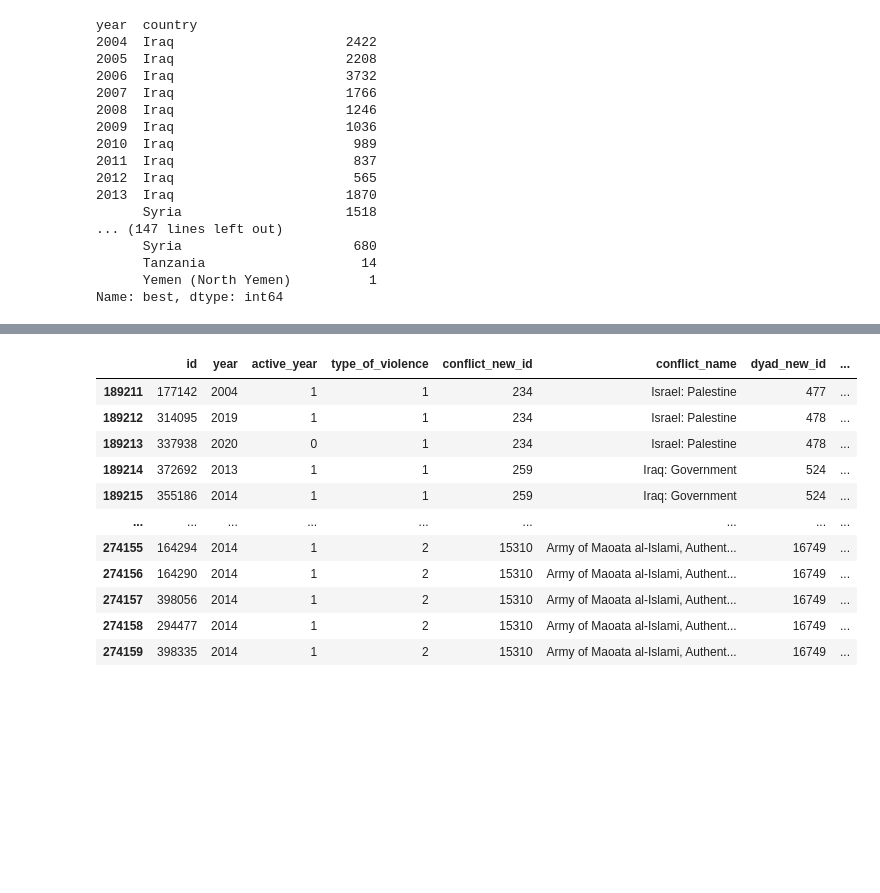
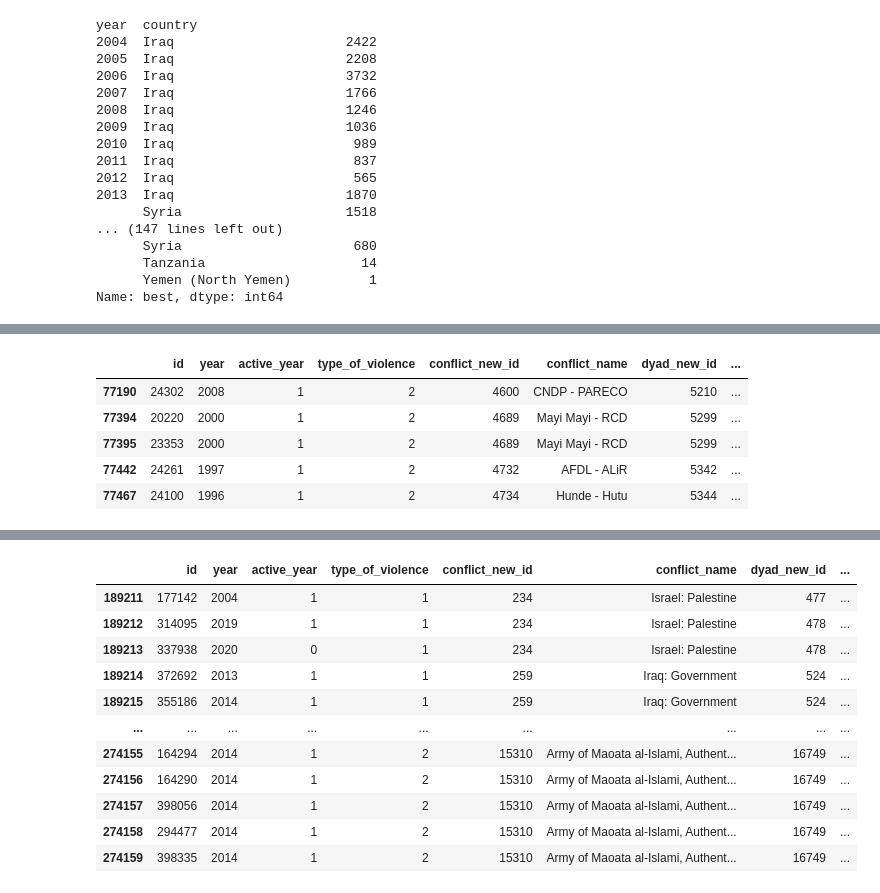
Before and after one commit to Joldon/political_violence, a Jupyter notebook: ged_event_21.ipynb, the cells around one changed output, grey strips where cells are left out. Saved outputs shown, nothing was run; the diff lists cells and outputs as text; code cells hidden in the pictures; blank space fills up the shorter version.

```diff
--- a/ged_event_21.ipynb
+++ b/ged_event_21.ipynb
@@ -416,0 +449,12 @@ civil_wars
+# %%
+# Filter the data for rows with three or more consecutive years of active_year being 1
+consecutive_years_mask = (
+    data.groupby('country')['active_year']
+        .apply(lambda x: (x.eq(1).rolling(3, min_periods=3).sum() >= 3) & (x.shift(-2).eq(0)))
+        .reset_index(drop=True)
+)
+
+# Apply the filter and calculate the cumulative sums
+cumulative_killings = data.loc[consecutive_years_mask, 'best'].groupby(data['country']).cumsum()
+cumulative_deaths_a = data.loc[consecutive_years_mask, 'deaths_a'].groupby(data['country']).cumsum()
+cumulative_deaths_b = data.loc[consecutive_years_mask, 'deaths_b'].groupby(data['country']).cumsum()
@@ -416,0 +476,11 @@ civil_wars
+# %%
+# Filter the data based on the cumulative numbers and the consecutive years condition
+civil_wars_loc = data.loc[consecutive_years_mask & (cumulative_killings >= 500) & (cumulative_deaths_a >= 100) & (cumulative_deaths_b >= 100)]
+civil_wars_loc.head()
+# %% [output]
+|  | id | year | active_year | type_of_violence | conflict_new_id | conflict_name | dyad_new_id | ... |
+| 77190 | 24302 | 2008 | 1 | 2 | 4600 | CNDP - PARECO | 5210 | ... |
+| 77394 | 20220 | 2000 | 1 | 2 | 4689 | Mayi Mayi - RCD | 5299 | ... |
+| 77395 | 23353 | 2000 | 1 | 2 | 4689 | Mayi Mayi - RCD | 5299 | ... |
+| 77442 | 24261 | 1997 | 1 | 2 | 4732 | AFDL - ALiR | 5342 | ... |
+| 77467 | 24100 | 1996 | 1 | 2 | 4734 | Hunde - Hutu | 5344 | ... |
```
Also changed, not shown: parts of 14 cells of this notebook.
